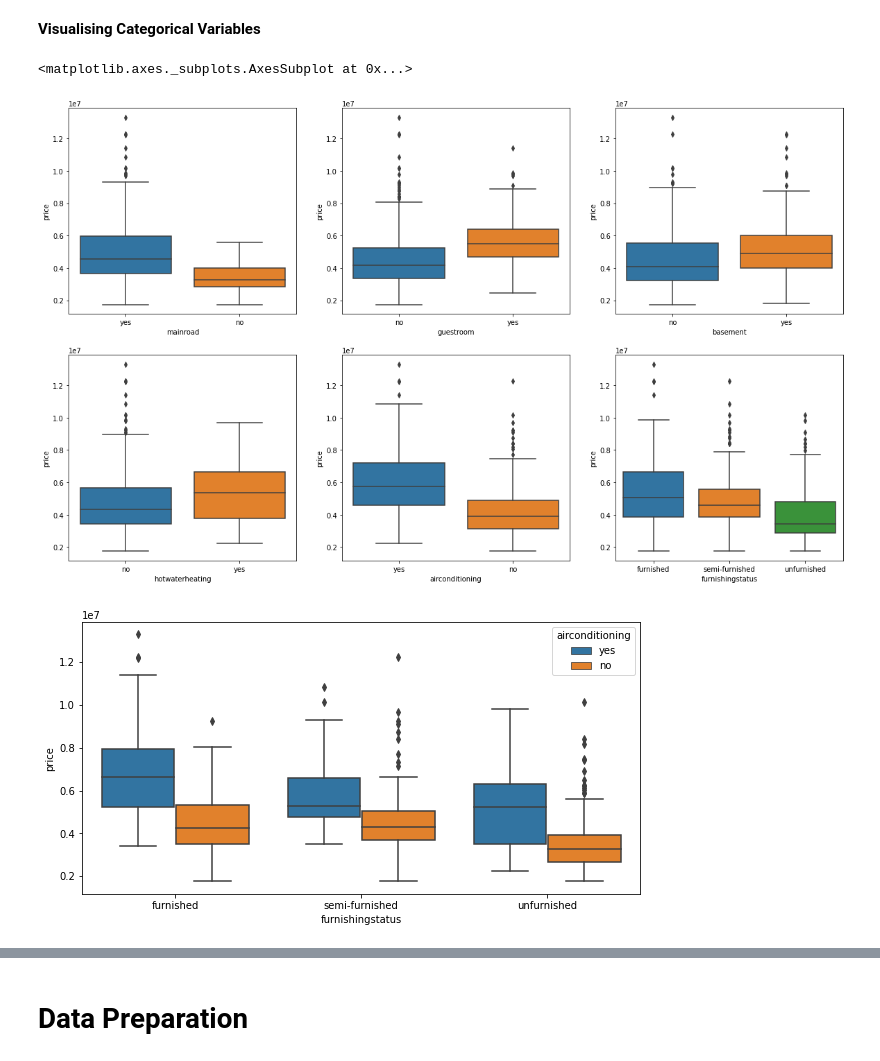
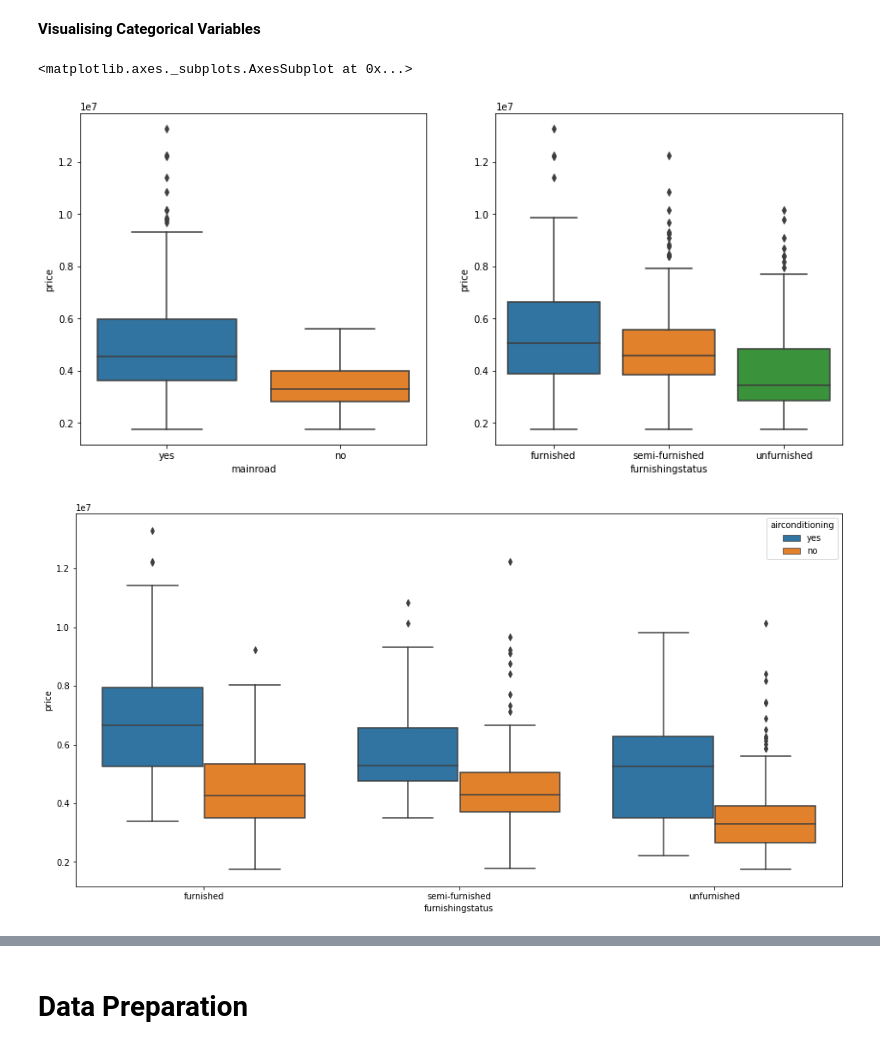
Before and after one commit to SachinduG/ML-Assignment-2, a Jupyter notebook: HousePricePrediction.ipynb, the cells around one changed output, grey strips where cells are left out. Saved outputs shown, nothing was run; the diff lists cells and outputs as text; code cells hidden in the pictures.

Commit message:
Revert "increasing of accuracy of the model"
This reverts commit 76e6f53a4143bc5e1395297046d71ca9015ef9b9.

```diff
--- a/HousePricePrediction.ipynb
+++ b/HousePricePrediction.ipynb
@@ -19,0 +3,21 @@ houses.head()
+# %%
+import numpy as np
+import pandas as pd
+import matplotlib.pyplot as plt
+import seaborn as sns
+import statsmodels.api as sm
+import statsmodels.api as same
+from sklearn.model_selection import train_test_split
+from sklearn.preprocessing import MinMaxScaler
+
+# Check for the VIF values of the feature variables.
+from statsmodels.stats.outliers_influence import variance_inflation_factor
+
+#importing RFE and LinearRegression
+from sklearn.feature_selection import RFE
+from sklearn.linear_model import LinearRegression
+
+houses = pd.read_csv("/content/Houses.csv")
+
+#Check the head of the dataset
+houses.head()
@@ -69,26 +77,17 @@ plt.show()
 # %% [markdown]
 **Visualising Categorical Variables**
 # %%
-plt.figure(figsize=(20, 12))
-
-plt.subplot(2,3,3)
-sns.boxplot(x = 'basement', y = 'price', data = houses)
-plt.subplot(2,3,4)
-sns.boxplot(x = 'heater', y = 'price', data = houses)
-plt.subplot(2,3,5)
-sns.boxplot(x = 'a/c', y = 'price', data = houses)
-plt.subplot(2,3,6)
-sns.boxplot(x = 'furnished', y = 'price', data = houses)
+plt.figure(figsize=(22, 14))
 plt.subplot(2,3,1)
-sns.boxplot(x = 'road-main', y = 'price', data = houses)
+sns.boxplot(x = 'mainroad', y = 'price', data = houses)
 plt.subplot(2,3,2)
-sns.boxplot(x = 'guestroom', y = 'price', data = houses)
+sns.boxplot(x = 'furnishingstatus', y = 'price', data = houses)
 # %% [output]
 <matplotlib.axes._subplots.AxesSubplot at 0x...>
-[figure, old version]
+[figure, new version]
 # %%
-plt.figure(figsize = (10, 5))
+plt.figure(figsize = (16, 8))
 sns.boxplot(x = 'furnishingstatus', y = 'price', hue = 'airconditioning', data = houses)
 plt.show()
 # %% [output]
-[figure, old version]
+[figure, new version]
```
Also changed, not shown: parts of 29 cells of this notebook.
